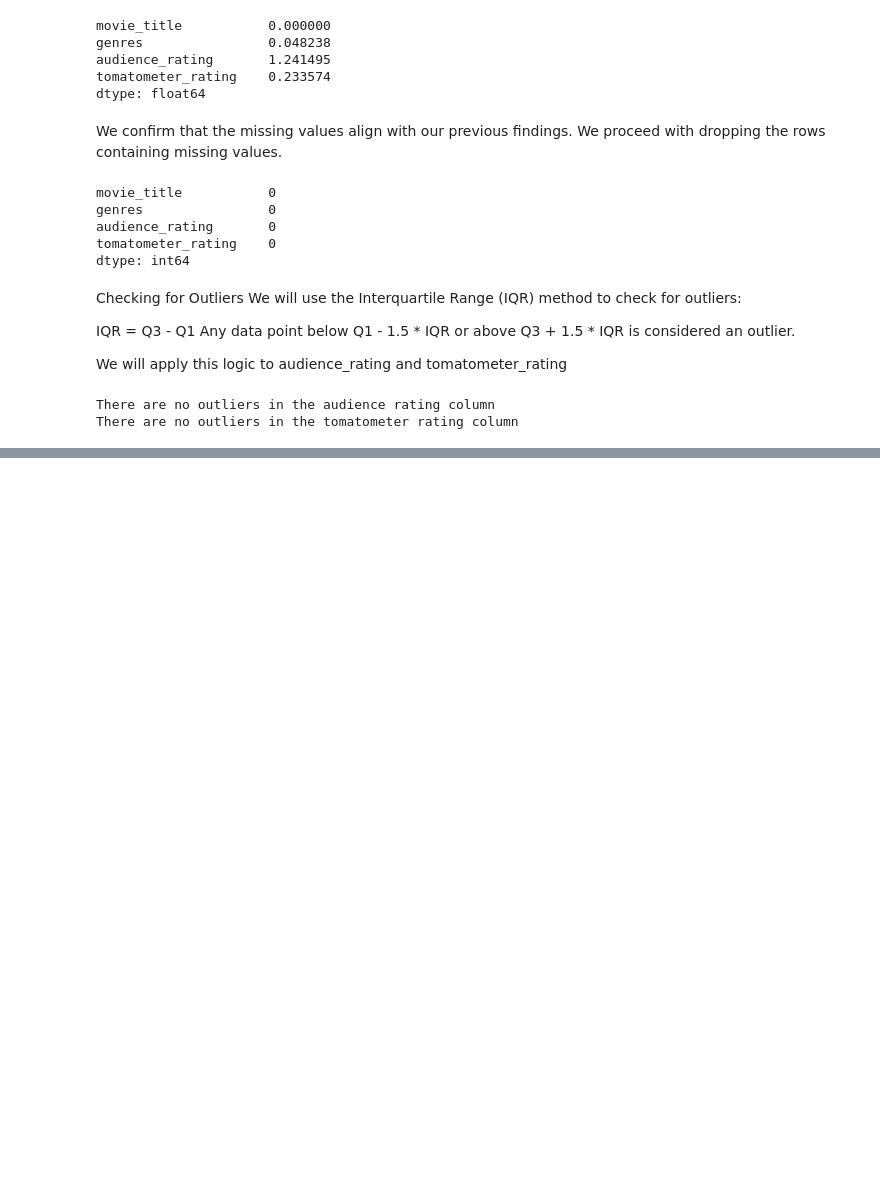
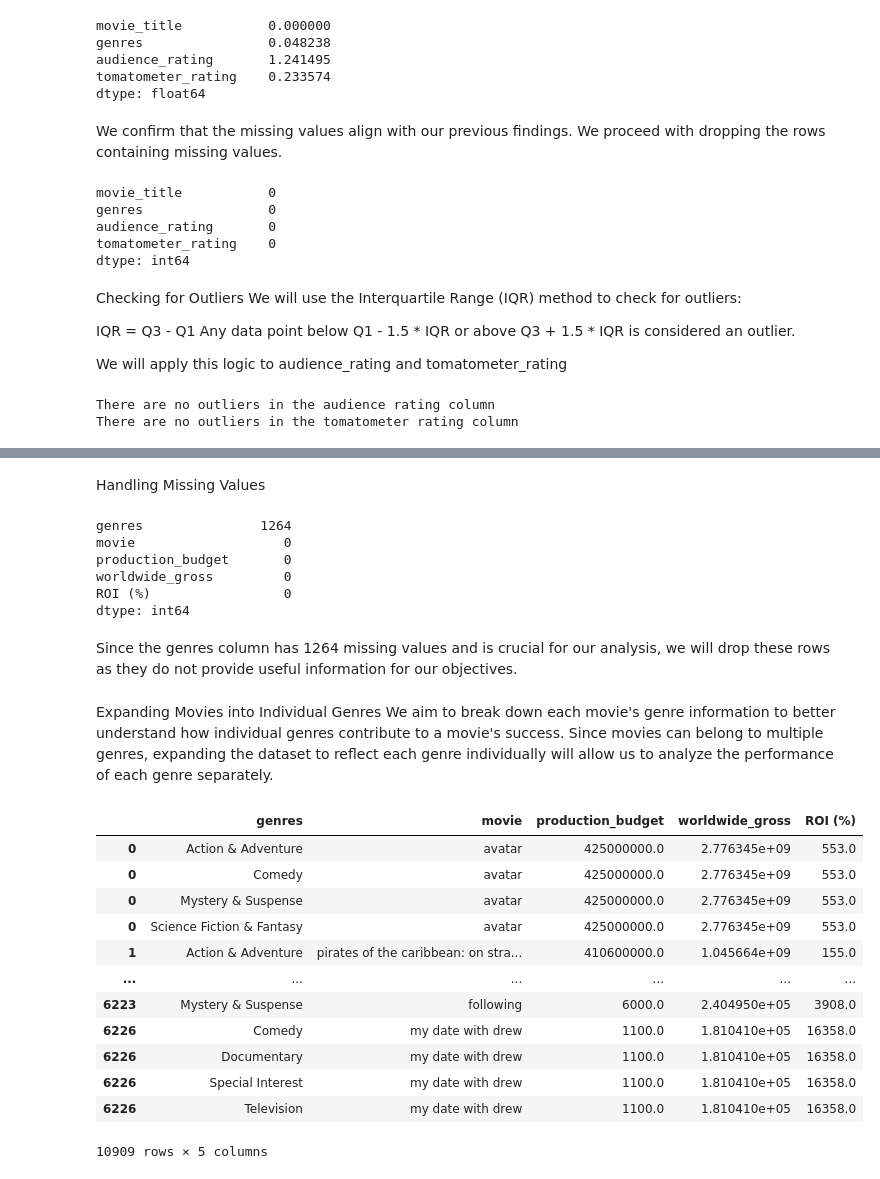
Before and after one commit to Kate-Maina/Phase2_Project_Group2, a Jupyter notebook: index.ipynb, the cells around one changed output, grey strips where cells are left out. Saved outputs shown, nothing was run; the diff lists cells and outputs as text; code cells hidden in the pictures; blank space fills up the shorter version.

Commit message:
Done further data cleaning

```diff
--- a/index.ipynb
+++ b/index.ipynb
@@ -216,0 +287,12 @@ There are no outliers in the tomatometer rating column
+# %%
+# Prepare movie titles for better matching (remove special characters, lower case)
+tn_df['movie'] = tn_df['movie'].str.strip().str.lower()
+rt_df['movie_title'] = rt_df['movie_title'].str.strip().str.lower()
+
+# Merge the datasets on the appropriate columns
+merged_df = tn_df.merge(rt_df[['movie_title', 'genres']], left_on='movie', right_on='movie_title', how='left')
+
+# Drop duplicate movie_title column if you want
+merged_df = merged_df.drop(columns=['movie_title'])
+
+merged_df.head()
@@ -216,0 +313,18 @@ There are no outliers in the tomatometer rating column
+# %%
+# Clean up the dollar signs and commas and convert columns to numeric
+merged_df['production_budget'] = merged_df['production_budget'].replace([r'[\$,]'], '', regex=True).astype(float)
+merged_df['worldwide_gross'] = merged_df['worldwide_gross'].replace([r'[\$,]'], '', regex=True).astype(float)
+
+# Calculate ROI
+merged_df['ROI (%)'] = ((merged_df['worldwide_gross'] - merged_df['production_budget']) / merged_df['production_budget']) * 100
+
+# Round ROI to nearest whole number
+merged_df['ROI (%)'] = merged_df['ROI (%)'].round()
+
+# Group by 'movie' and calculate the mean ROI (though each movie is unique here)
+roi_grouped = merged_df.groupby('movie')[['ROI (%)']].mean().reset_index()
+
+# Final table: Comparison between genres and the grouped movie ROI, while keeping the production_budget and worldwide_gross columns
+final_table = merged_df[['genres', 'movie', 'production_budget', 'worldwide_gross']].merge(roi_grouped, on='movie')
+
+final_table.head()
@@ -216,0 +338,42 @@ There are no outliers in the tomatometer rating column
+# %% [markdown]
+Handling Missing Values
+# %%
+final_table.isna().sum()
+# %% [output]
+genres               1264
+movie                   0
+production_budget       0
+worldwide_gross         0
+ROI (%)                 0
+dtype: int64
+# %% [markdown]
+Since the genres column has 1264 missing values and is crucial for our analysis, we will drop these rows as they do not provide useful information for our objectives.
+# %%
+final_table.dropna(subset=['genres'], inplace=True)
+# %% [markdown]
+Expanding Movies into Individual Genres
+We aim to break down each movie's genre information to better understand how individual genres contribute to a movie's success. Since movies can belong to multiple genres, expanding the dataset to reflect each genre individually will allow us to analyze the performance of each genre separately.
+# %%
+# Split genres into a list
+final_table['genres'] = final_table['genres'].str.split(',')
+
+# Explode the list into separate rows
+exploded_table = final_table.explode('genres')
+
+# Remove extra spaces around genre names
+exploded_table['genres'] = exploded_table['genres'].str.strip()
+exploded_table
+# %% [output]
+|  | genres | movie | production_budget | worldwide_gross | ROI (%) |
+| 0 | Action & Adventure | avatar | 425000000.0 | 2.776345e+09 | 553.0 |
+| 0 | Comedy | avatar | 425000000.0 | 2.776345e+09 | 553.0 |
+| 0 | Mystery & Suspense | avatar | 425000000.0 | 2.776345e+09 | 553.0 |
+| 0 | Science Fiction & Fantasy | avatar | 425000000.0 | 2.776345e+09 | 553.0 |
+| 1 | Action & Adventure | pirates of the caribbean: on stra... | 410600000.0 | 1.045664e+09 | 155.0 |
+| ... | ... | ... | ... | ... | ... |
+| 6223 | Mystery & Suspense | following | 6000.0 | 2.404950e+05 | 3908.0 |
+| 6226 | Comedy | my date with drew | 1100.0 | 1.810410e+05 | 16358.0 |
+| 6226 | Documentary | my date with drew | 1100.0 | 1.810410e+05 | 16358.0 |
+| 6226 | Special Interest | my date with drew | 1100.0 | 1.810410e+05 | 16358.0 |
+| 6226 | Television | my date with drew | 1100.0 | 1.810410e+05 | 16358.0 |
+10909 rows × 5 columns
```
Also changed, not shown: parts of 12 cells of this notebook.
